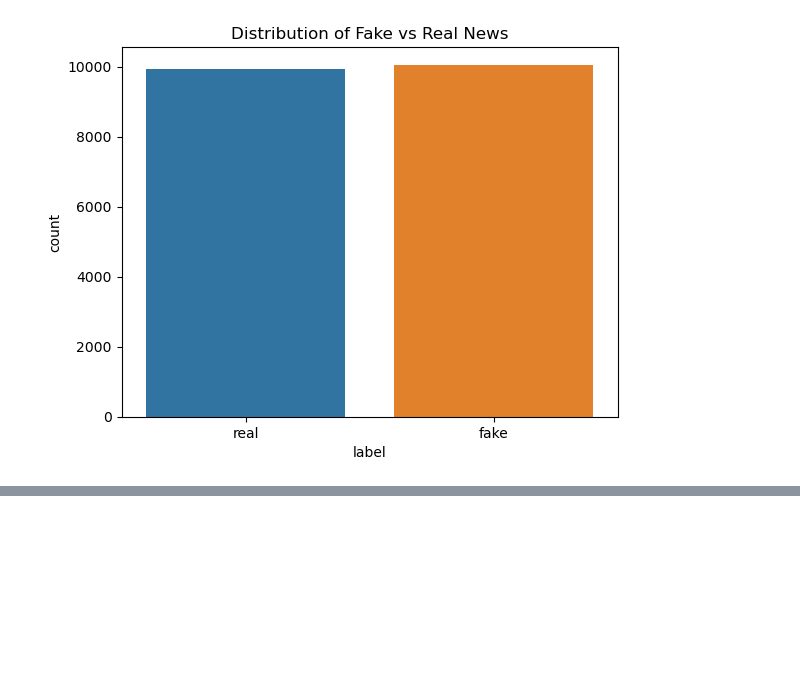
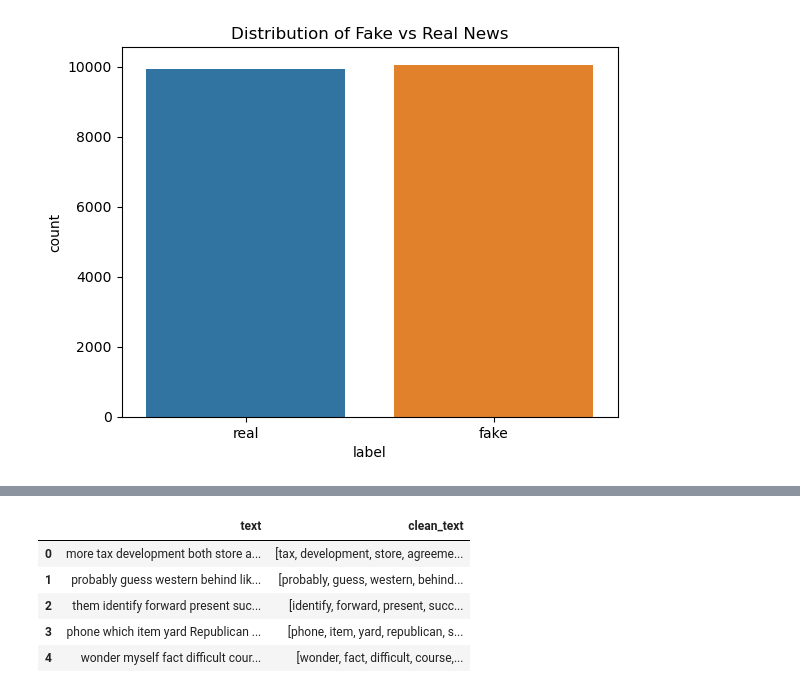
Before and after one commit to AdamImoro/fake-news-detection, a Jupyter notebook: Notebooks/fake-news-detect-eda-and-modelling.ipynb, the cells around one changed output, grey strips where cells are left out. Saved outputs shown, nothing was run; the diff lists cells and outputs as text; code cells hidden in the pictures; blank space fills up the shorter version.

Commit message:
Perform text cleaning to reduce noise

```diff
--- a/Notebooks/fake-news-detect-eda-and-modelling.ipynb
+++ b/Notebooks/fake-news-detect-eda-and-modelling.ipynb
@@ -70,0 +117,2 @@ Text(0.5, 1.0, 'Distribution of Fake vs Real News')
+# %%
+stops_words = set(stopwords.words('english'))
@@ -70,0 +130,34 @@ Text(0.5, 1.0, 'Distribution of Fake vs Real News')
+# %%
+lemmatizer = WordNetLemmatizer()
+# %%
+def clean_text(text):
+    """
+    This func takes in string and return list of words
+    1.Convert text into lowercase
+    2. Remove all numbers
+    3. Remove all punctuation
+    4. Remove all stopsword
+    5. Return a list of cleaned
+    """
+    #Convert to lowercase
+    text = text.lower()
+
+    # Removing all numbers
+    text = re.sub(r'\d+','', text)
+
+    # Remove all punctuation
+    nopunc = [char for char in text if char not in string.punctuation]
+    nopunc = "".join(nopunc)
+
+    return [lemmatizer.lemmatize(word) for word in nopunc.split() if word not in stops_words]
+# %%
+fake_df['clean_text'] = fake_df['text'].apply(clean_text)
+
+fake_df[['text', 'clean_text']].head()
+# %% [output]
+|  | text | clean_text |
+| 0 | more tax development both store a... | [tax, development, store, agreeme... |
+| 1 | probably guess western behind lik... | [probably, guess, western, behind... |
+| 2 | them identify forward present suc... | [identify, forward, present, succ... |
+| 3 | phone which item yard Republican ... | [phone, item, yard, republican, s... |
+| 4 | wonder myself fact difficult cour... | [wonder, fact, difficult, course,... |
```
Also changed, not shown: parts of 11 cells of this notebook.
